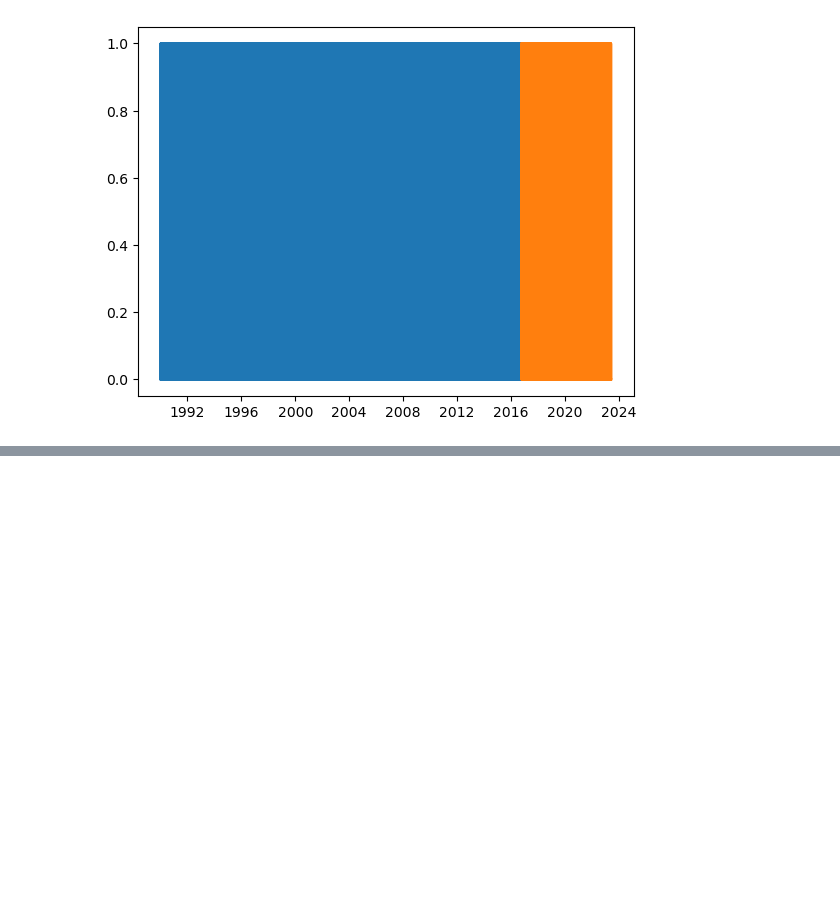
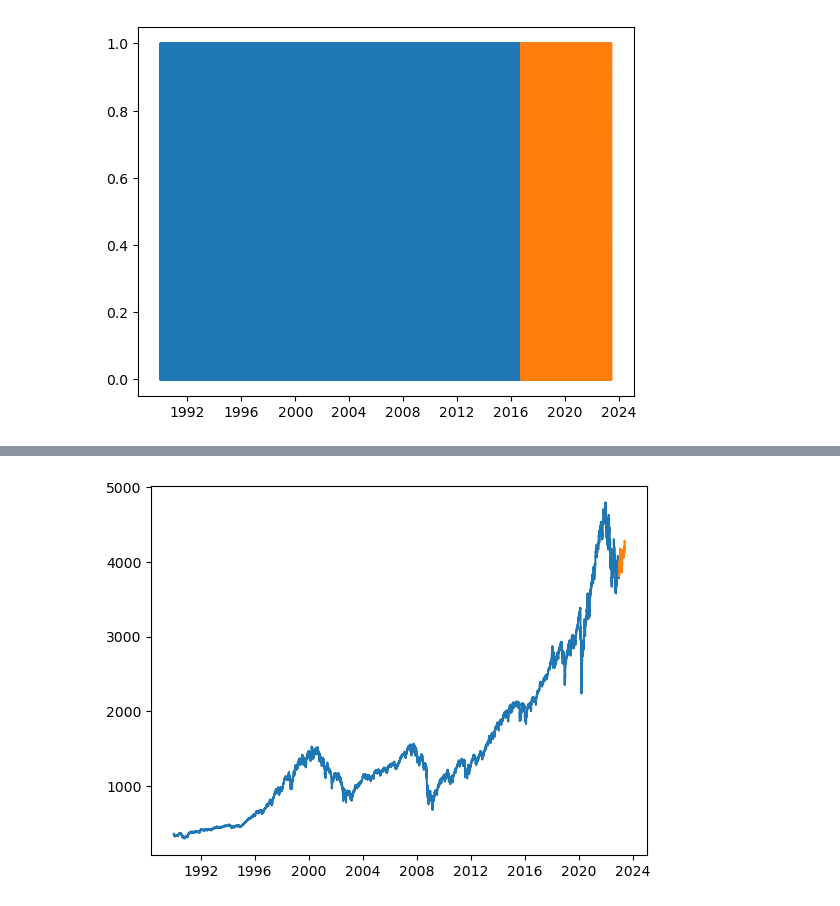
Before and after one commit to scottbarnett97/individual-project-sp500, a Jupyter notebook: workbook.ipynb, the cells around one changed output, grey strips where cells are left out. Cells and saved outputs as stored; diff of their text form; code cells hidden in the pictures; blank space fills up the shorter version.

```diff
--- a/workbook.ipynb
+++ b/workbook.ipynb
@@ -310,0 +301,7 @@ sns.pairplot(data=sp500, hue='target', vars=['open', 'high', 'low', 'close','vol
+# %%
+#small split
+plt.plot(train.index, train.tomorrow)
+plt.plot(test.index, test.tomorrow)
+plt.show()
+# %% [output]
+[figure, added]
```
Also changed, not shown: parts of 85 cells of this notebook, 1 other file.
